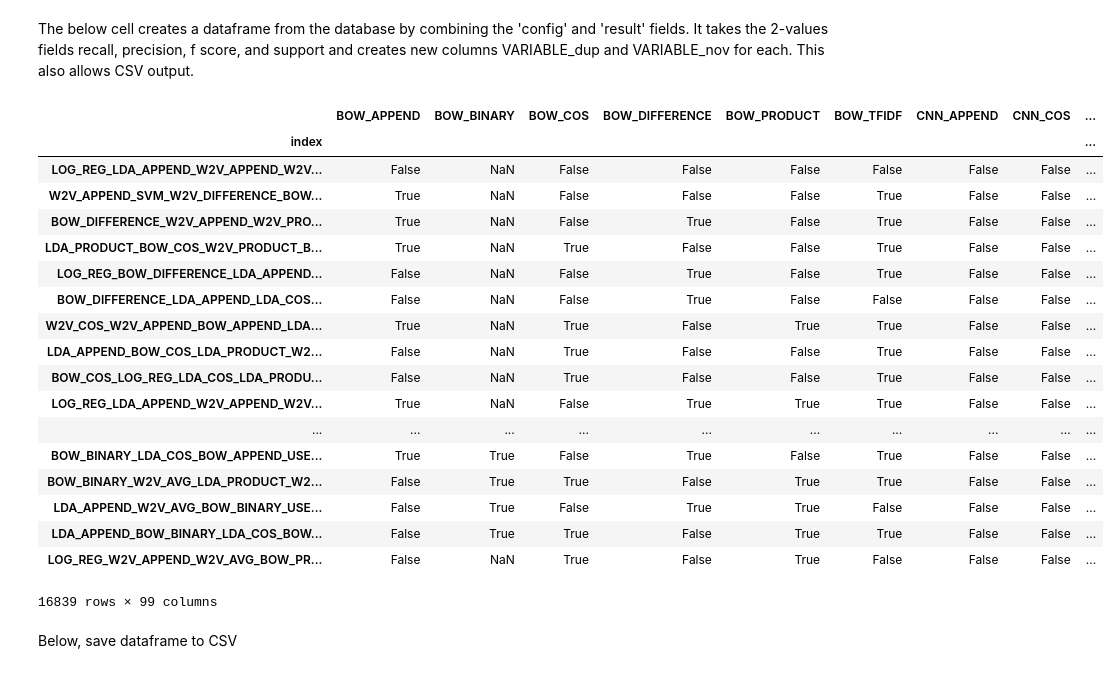
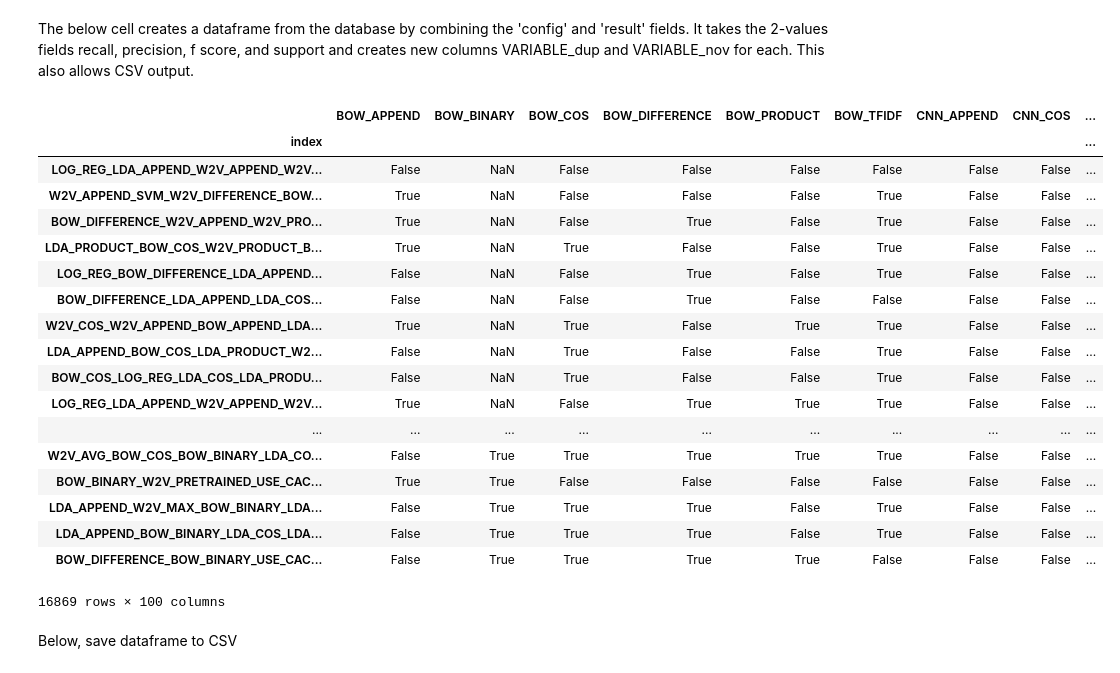
Before and after one commit to Lab41/pythia, a Jupyter notebook: src/examples/convert-mongo-to-dataframe.ipynb, the cells around one changed output. Saved outputs shown, nothing was run; the diff lists cells and outputs as text; code cells hidden in the pictures.

```diff
--- a/src/examples/convert-mongo-to-dataframe.ipynb
+++ b/src/examples/convert-mongo-to-dataframe.ipynb
@@ -105,39 +105,43 @@ for doc in cursor:
             doc["result"].pop("recall")
             doc["result"].pop("precision")
             doc["result"].pop("f score")
             doc["result"].pop("support")
 
+            #get the time to complete
+            time_span = doc['stop_time'] - doc['start_time']
+            doc["result"]['run_time'] = time_span.total_seconds()
+
             #combine dictionaries
             combined_dics.update(doc["result"])
 
             #add to list of dics
             list_of_dics.append(combined_dics)
         except:
             #raise
             docs_with_issues.append(doc)
 allvalues_df = pd.DataFrame(list_of_dics)
 allvalues_df = allvalues_df.set_index("index")
 display(allvalues_df)
 # %% [output]
 |  | BOW_APPEND | BOW_BINARY | BOW_COS | BOW_DIFFERENCE | BOW_PRODUCT | BOW_TFIDF | CNN_APPEND | CNN_COS | ... |
 | index |  |  |  |  |  |  |  |  | ... |
 | LOG_REG_LDA_APPEND_W2V_APPEND_W2V... | False | NaN | False | False | False | False | False | False | ... |
 | W2V_APPEND_SVM_W2V_DIFFERENCE_BOW... | True | NaN | False | False | False | True | False | False | ... |
 | BOW_DIFFERENCE_W2V_APPEND_W2V_PRO... | True | NaN | False | True | False | True | False | False | ... |
 | LDA_PRODUCT_BOW_COS_W2V_PRODUCT_B... | True | NaN | True | False | False | True | False | False | ... |
 | LOG_REG_BOW_DIFFERENCE_LDA_APPEND... | False | NaN | False | True | False | True | False | False | ... |
 | BOW_DIFFERENCE_LDA_APPEND_LDA_COS... | False | NaN | False | True | False | False | False | False | ... |
 | W2V_COS_W2V_APPEND_BOW_APPEND_LDA... | True | NaN | True | False | True | True | False | False | ... |
 | LDA_APPEND_BOW_COS_LDA_PRODUCT_W2... | False | NaN | True | False | False | True | False | False | ... |
 | BOW_COS_LOG_REG_LDA_COS_LDA_PRODU... | False | NaN | True | False | False | True | False | False | ... |
 | LOG_REG_LDA_APPEND_W2V_APPEND_W2V... | True | NaN | False | True | True | True | False | False | ... |
 | ... | ... | ... | ... | ... | ... | ... | ... | ... | ... |
-| BOW_BINARY_LDA_COS_BOW_APPEND_USE... | True | True | False | True | False | True | False | False | ... |
-| BOW_BINARY_W2V_AVG_LDA_PRODUCT_W2... | False | True | True | False | True | True | False | False | ... |
-| LDA_APPEND_W2V_AVG_BOW_BINARY_USE... | False | True | False | True | True | False | False | False | ... |
-| LDA_APPEND_BOW_BINARY_LDA_COS_BOW... | False | True | True | False | True | True | False | False | ... |
-| LOG_REG_W2V_APPEND_W2V_AVG_BOW_PR... | False | NaN | True | False | True | False | False | False | ... |
+| W2V_AVG_BOW_COS_BOW_BINARY_LDA_CO... | False | True | True | True | True | True | False | False | ... |
+| BOW_BINARY_W2V_PRETRAINED_USE_CAC... | True | True | False | False | False | False | False | False | ... |
+| LDA_APPEND_W2V_MAX_BOW_BINARY_LDA... | False | True | True | True | False | True | False | False | ... |
+| LDA_APPEND_BOW_BINARY_LDA_COS_LDA... | False | True | True | True | False | True | False | False | ... |
+| BOW_DIFFERENCE_BOW_BINARY_USE_CAC... | False | True | True | True | True | False | False | False | ... |
-16839 rows × 99 columns
+16869 rows × 100 columns
 # %% [markdown]
 Below, save dataframe to CSV
 # %%
```
Also changed, not shown: parts of 1 cell of this notebook, 1 other file.
